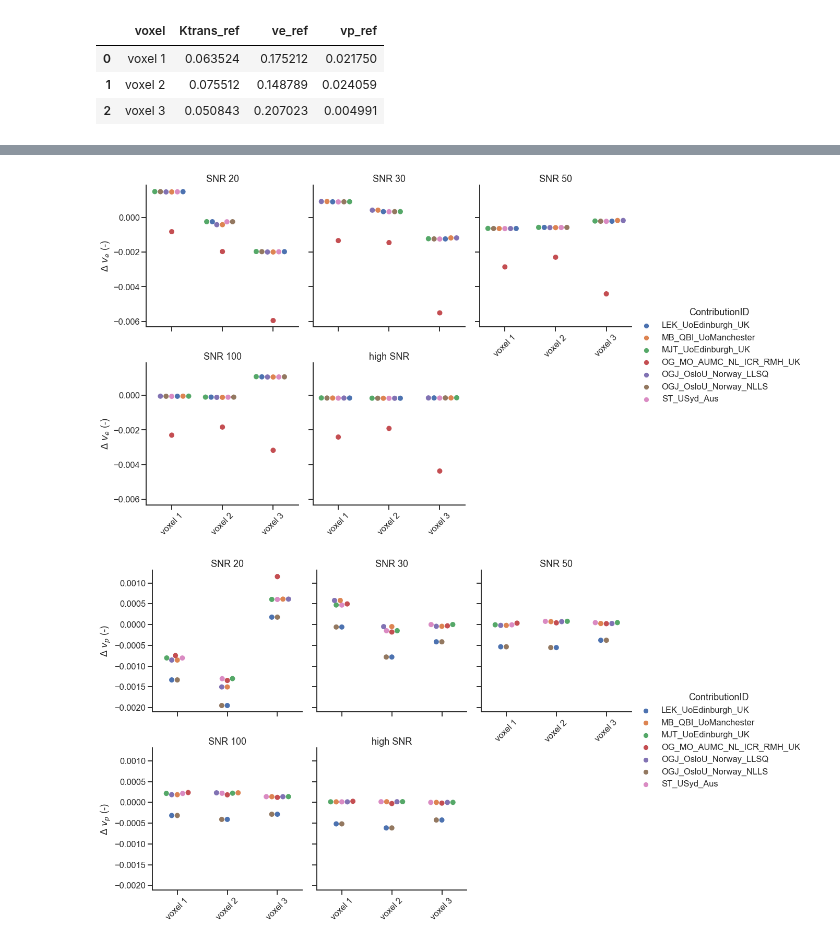
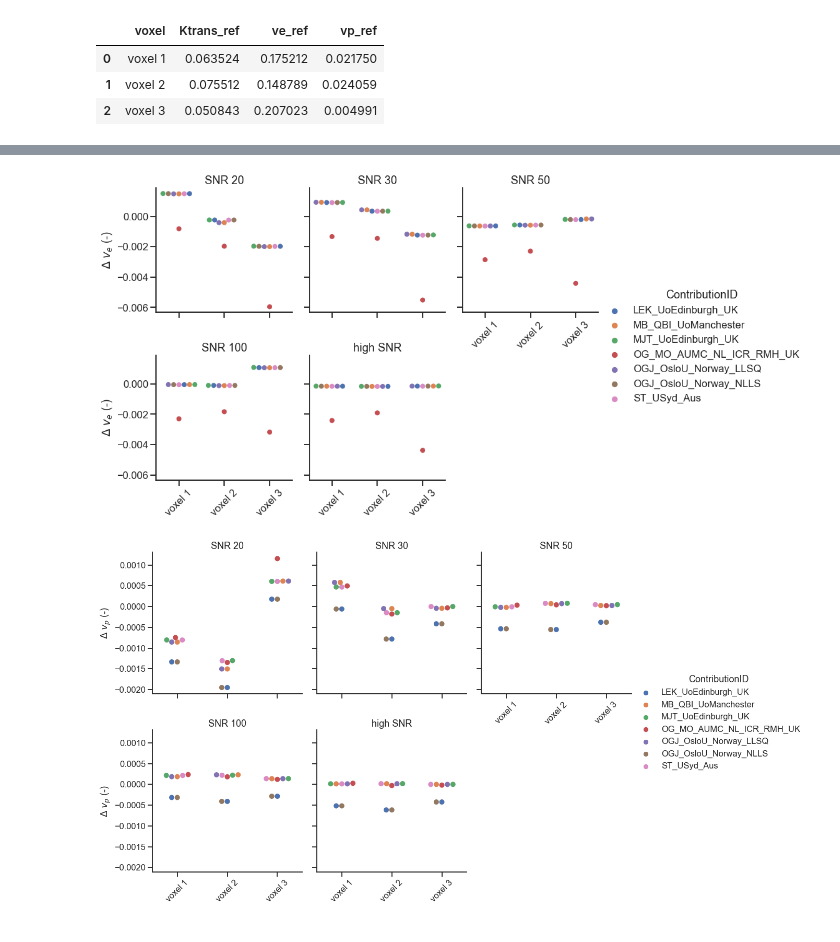
Before and after one commit to OSIPI/DCE-DSC-MRI_CodeCollection, a Jupyter notebook: notebooks/ExtendedToftsModel.ipynb, the cells around one changed output, grey strips where cells are left out. Saved outputs shown, nothing was run; the diff lists cells and outputs as text; code cells hidden in the pictures.

```diff
--- a/notebooks/ExtendedToftsModel.ipynb
+++ b/notebooks/ExtendedToftsModel.ipynb
@@ -150,7 +150,7 @@ df.head(n=3)[['voxel','Ktrans_ref','ve_ref', 'vp_ref']]
 #sns.set(font_scale=1.5)
 #sns.set_style("whitegrid")
 sns.set_style("ticks")
-sns.set_context("talk", rc={"figure.figsize": (20,10)})
+sns.set_context("talk", rc={"figure.figsize": (10,8)})
 # %%
 # instead of a regular bland-altman plot we opted for a catplot + swarm for these results. In this way we can appreciate the results of the different contributions per test case better.
 # the downside is that the values of the test cases are not obvious. This might be something to improve upon at a later stage
@@ -170,17 +170,17 @@ plt.show()
 # %%
 # same for ve
 g = sns.catplot(x='voxel', y="error_ve",
               data=df[~df['delay']], hue="author",
               col="source", col_order=["SNR 20","SNR 30","SNR 50","SNR 100","high SNR"],kind="swarm",
-              col_wrap=3, s=10)
+              col_wrap=3, s=8, height=4, aspect =1)
 g.set_titles(col_template = "{col_name}")
 g.set(xlabel=None)
 g.set_ylabels("$\Delta$ $v_{e}$ (-)", clear_inner=False);
 g._legend.set_title('ContributionID')
 g.set_xticklabels(rotation=45)
 plt.show()
 # %% [output]
-[figure, old version]
+[figure, new version]
 # %%
 # same for vp
 g = sns.catplot(x='voxel', y="error_vp",
```
Also changed, not shown: parts of 1 cell of this notebook.
